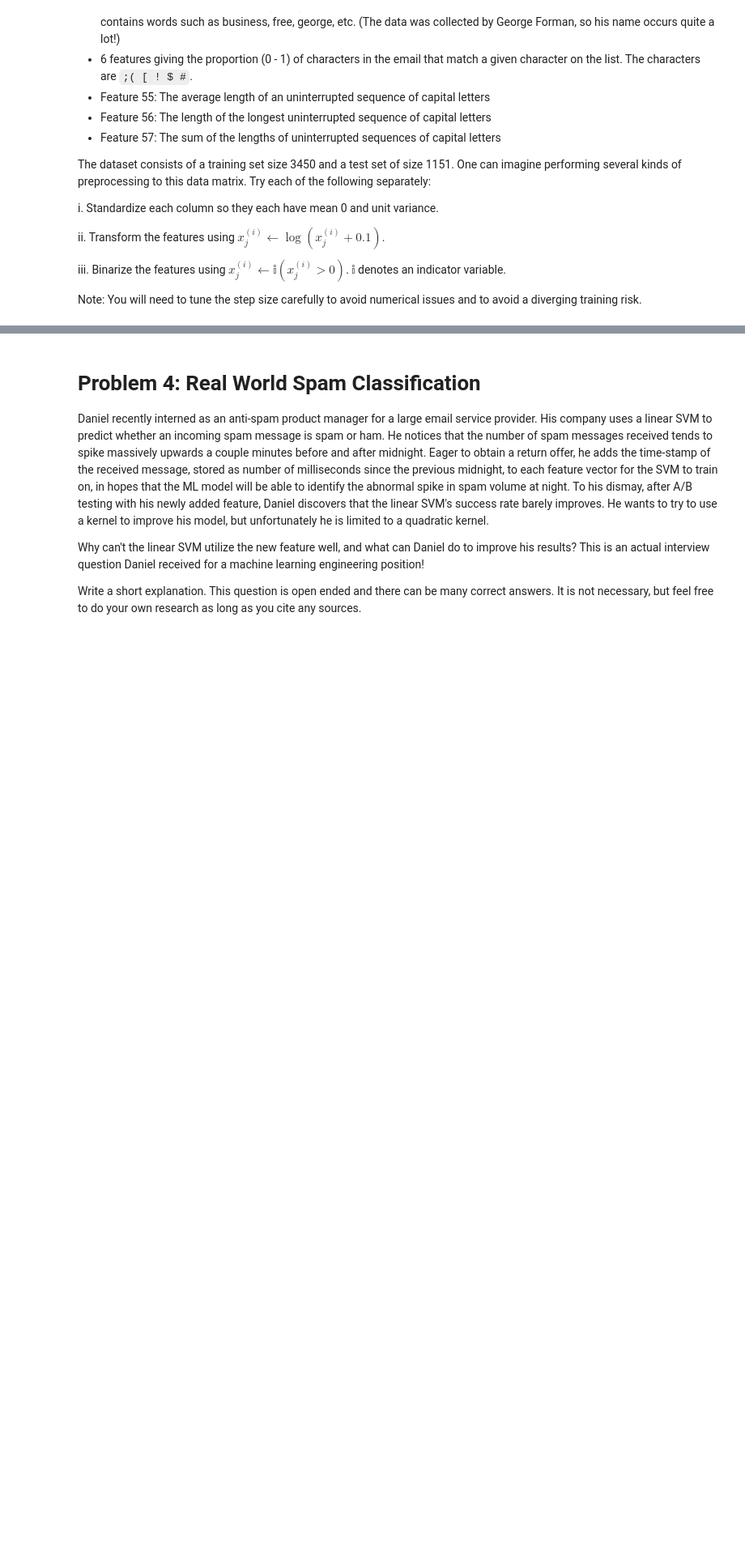
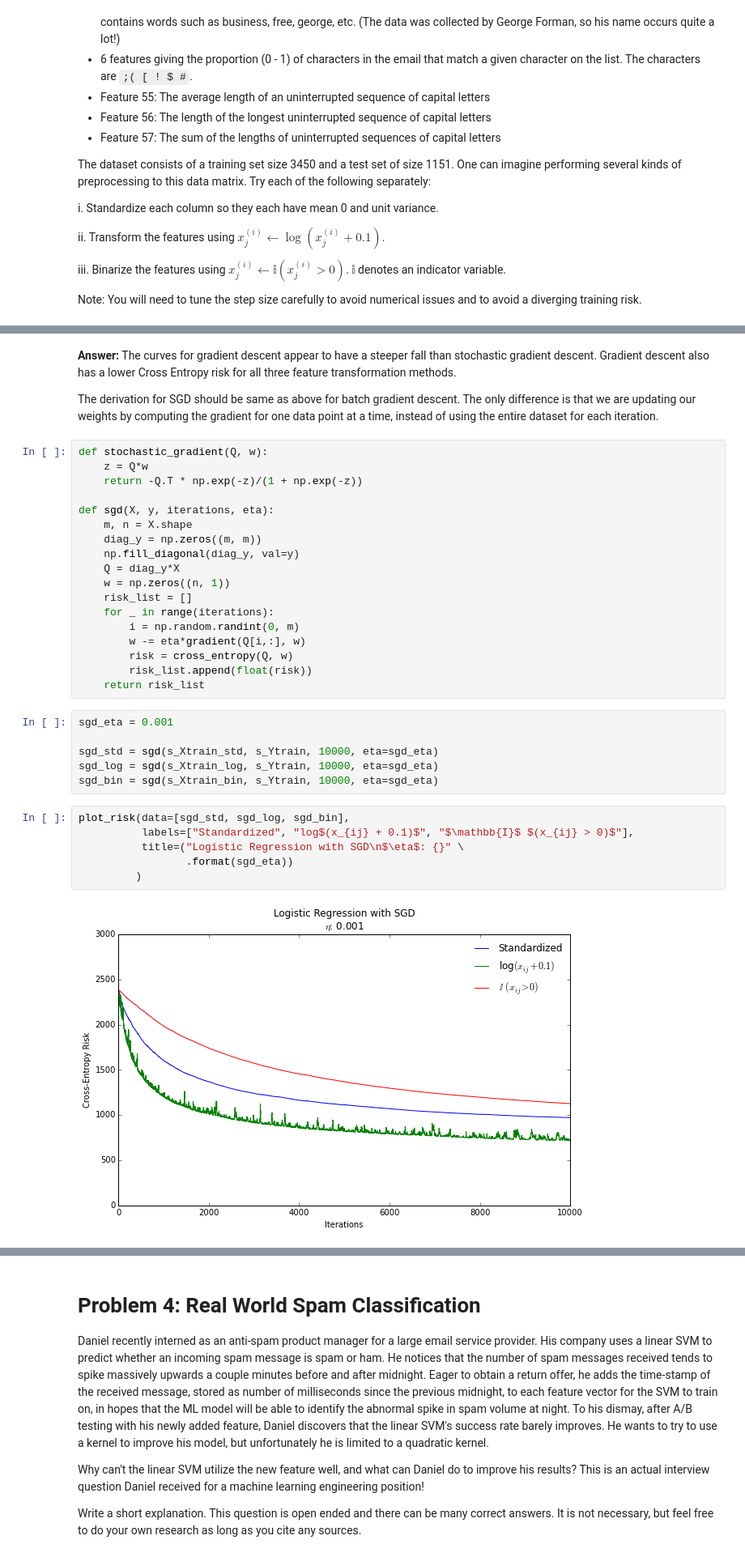
Before and after one commit to semerj/cs289-fall2015, a Jupyter notebook: hw3/CS289a - HW3.ipynb, the cells around one changed output, grey strips where cells are left out. Shown at 81% size. Cells and saved outputs as stored; diff of their text form; blank space fills up the shorter version.

```diff
--- a/hw3/CS289a - HW3.ipynb
+++ b/hw3/CS289a - HW3.ipynb
@@ -429,0 +300,36 @@ NOTE: You are NOT supposed to use any kind of software package for logistic regr
+# %% [markdown]
+**Answer:** The curves for gradient descent appear to have a steeper fall than stochastic gradient descent. Gradient descent also has a lower Cross Entropy risk for all three feature transformation methods.
+
+The derivation for SGD should be same as above for batch gradient descent. The only difference is that we are updating our weights by computing the gradient for one data point at a time, instead of using the entire dataset for each iteration.
+# %%
+def stochastic_gradient(Q, w):
+    z = Q*w
+    return -Q.T * np.exp(-z)/(1 + np.exp(-z))
+
+def sgd(X, y, iterations, eta):
+    m, n = X.shape
+    diag_y = np.zeros((m, m))
+    np.fill_diagonal(diag_y, val=y)
+    Q = diag_y*X
+    w = np.zeros((n, 1))
+    risk_list = []
+    for _ in range(iterations):
+        i = np.random.randint(0, m)
+        w -= eta*gradient(Q[i,:], w)
+        risk = cross_entropy(Q, w)
+        risk_list.append(float(risk))
+    return risk_list
+# %%
+sgd_eta = 0.001
+
+sgd_std = sgd(s_Xtrain_std, s_Ytrain, 10000, eta=sgd_eta)
+sgd_log = sgd(s_Xtrain_log, s_Ytrain, 10000, eta=sgd_eta)
+sgd_bin = sgd(s_Xtrain_bin, s_Ytrain, 10000, eta=sgd_eta)
+# %%
+plot_risk(data=[sgd_std, sgd_log, sgd_bin],
+          labels=["Standardized", "log$(x_{ij} + 0.1)$", "$\mathbb{I}$ $(x_{ij} > 0)$"],
+          title=("Logistic Regression with SGD\n$\eta$: {}" \
+                 .format(sgd_eta))
+         )
+# %% [output]
+[figure, added]
```
Also changed, not shown: parts of 63 cells of this notebook.
